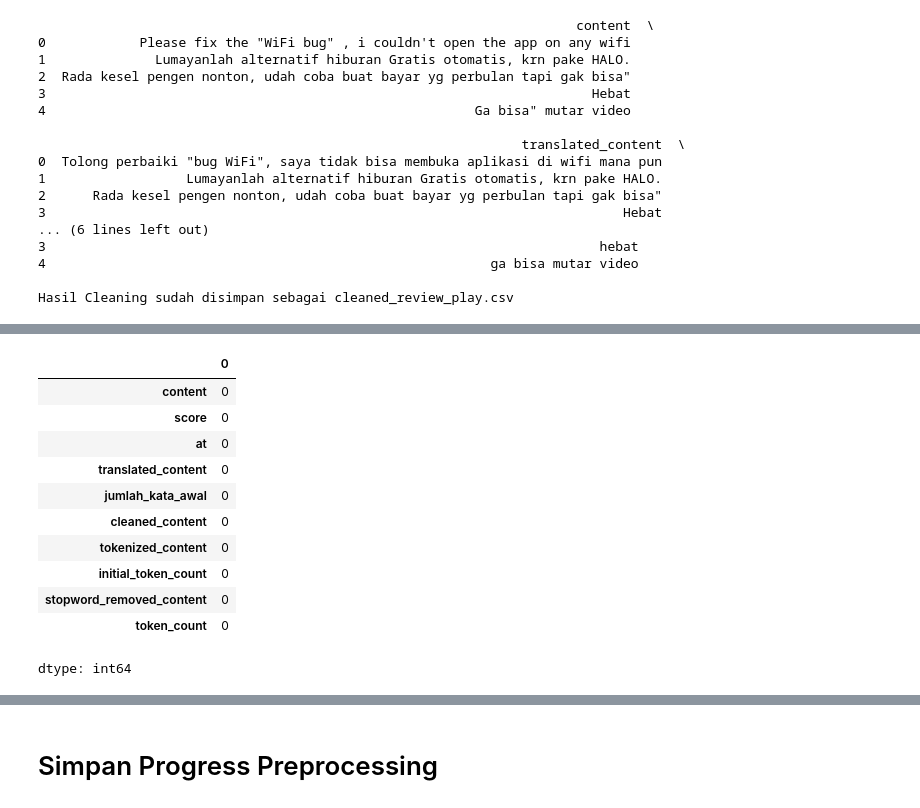
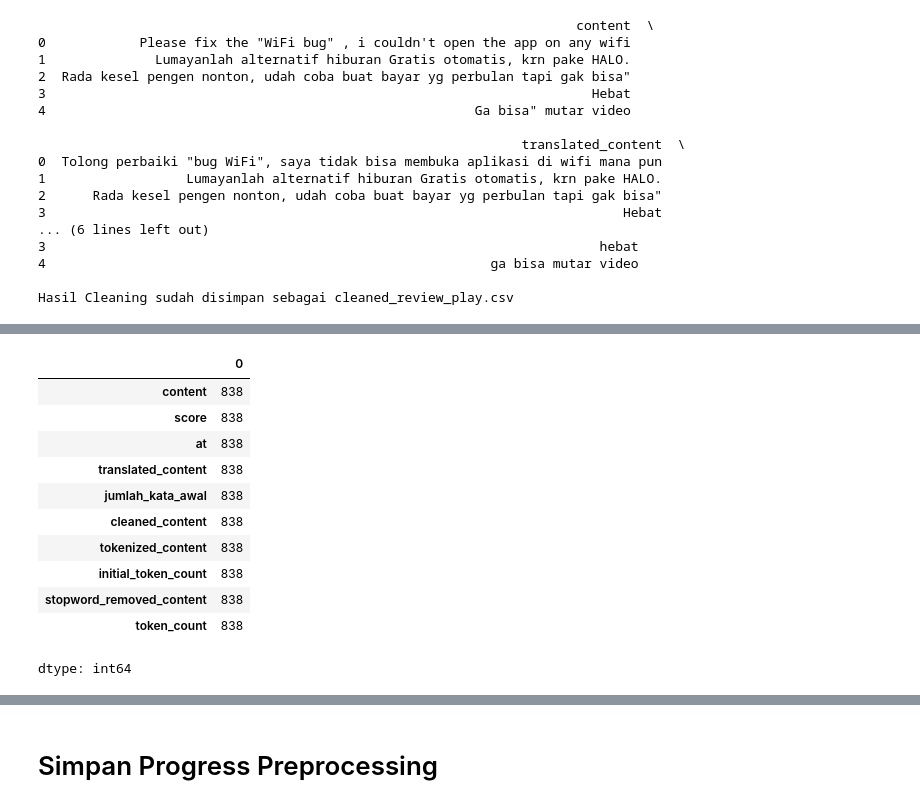
Before and after one commit to yenatariys/hasil-tesis, a Jupyter notebook: notebooks/playstore/Tesis-Playstore-FIX.ipynb, the cells around one changed output, grey strips where cells are left out. Drawn from its saved outputs; the diff is of its cells as text; code cells hidden in the pictures.

```diff
--- a/notebooks/playstore/Tesis-Playstore-FIX.ipynb
+++ b/notebooks/playstore/Tesis-Playstore-FIX.ipynb
@@ -460,18 +418,18 @@ Kata paling sering sesudah: [('film', 119), ('nonton', 113), ('berlangganan', 95
-# %%
-df.isnull().sum()
-# %% [output]
-|  | 0 |
-| content | 0 |
-| score | 0 |
-| at | 0 |
-| translated_content | 0 |
-| jumlah_kata_awal | 0 |
-| cleaned_content | 0 |
-| tokenized_content | 0 |
-| initial_token_count | 0 |
-| stopword_removed_content | 0 |
-| token_count | 0 |
-dtype: int64
+# %%
+df.count()
+# %% [output]
+|  | 0 |
+| content | 838 |
+| score | 838 |
+| at | 838 |
+| translated_content | 838 |
+| jumlah_kata_awal | 838 |
+| cleaned_content | 838 |
+| tokenized_content | 838 |
+| initial_token_count | 838 |
+| stopword_removed_content | 838 |
+| token_count | 838 |
+dtype: int64
 # %%
 # STEMMING
 !pip install Sastrawi
```
Also changed, not shown: parts of 32 cells of this notebook, 27 other files.
